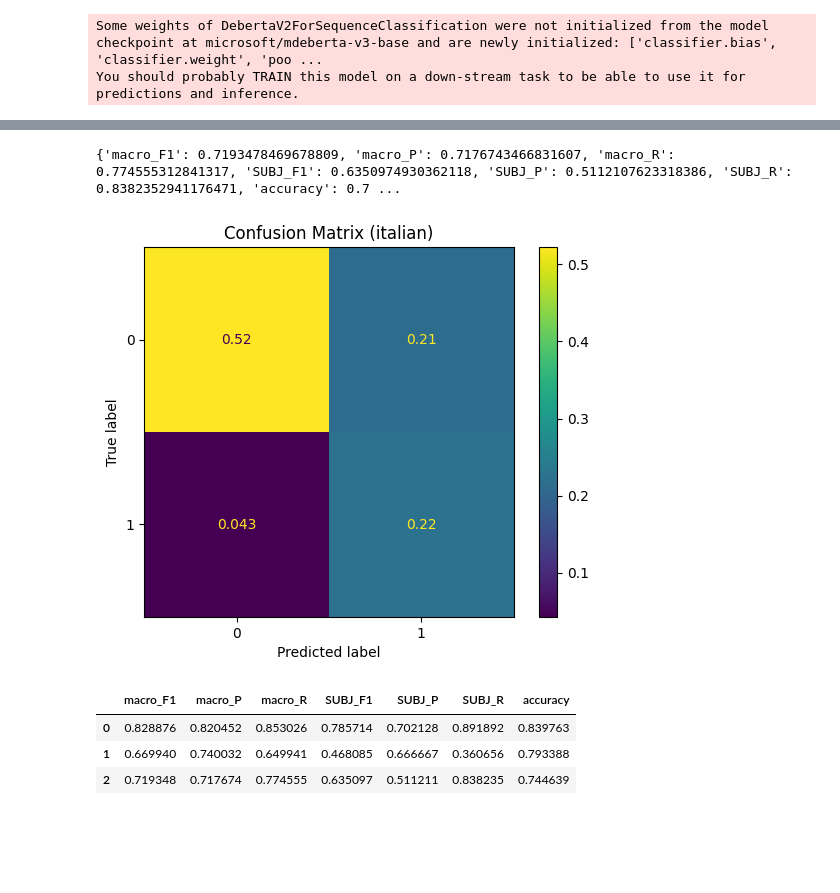
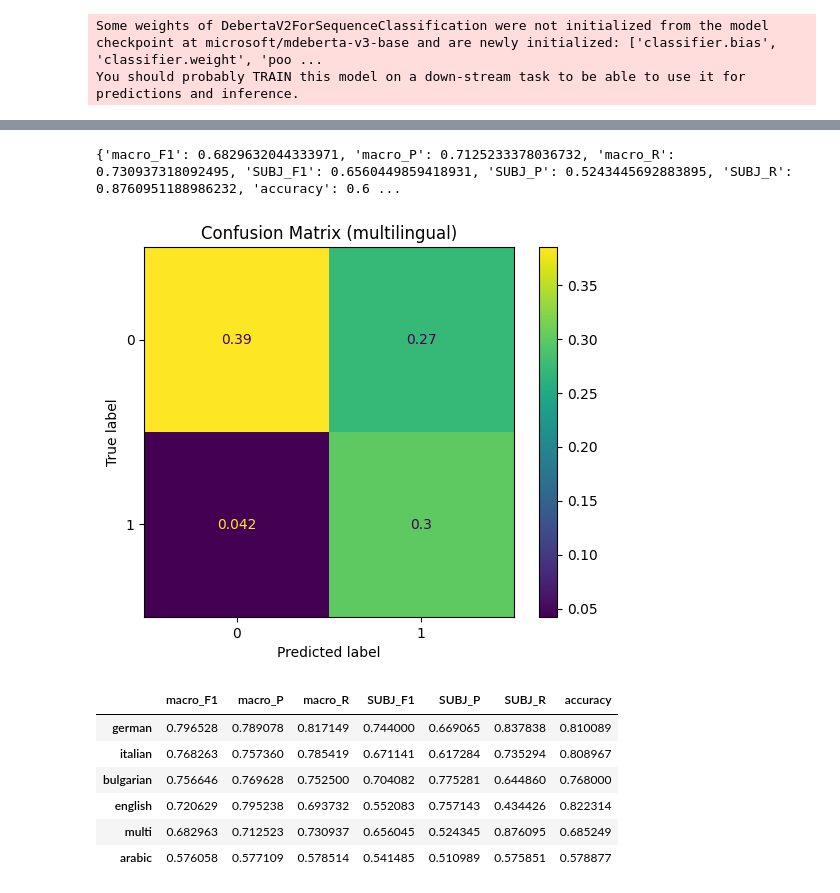
Before and after one commit to MatteoFasulo/clef2025-checkthat, a Jupyter notebook: notebook.ipynb, the cells around one changed output, grey strips where cells are left out. Cells and saved outputs as stored; diff of their text form; code cells hidden in the pictures; blank space fills up the shorter version.

Commit message:
Update with DeBERTa per each language and multilingual versions

```diff
--- a/notebook.ipynb
+++ b/notebook.ipynb
@@ -662,2 +832,13 @@ total_steps = len(train_dl) * epochs
 scheduler = get_linear_schedule_with_warmup(optimizer, num_warmup_steps=n_warmup_steps, num_training_steps=total_steps)
 criterion = torch.nn.CrossEntropyLoss(weight=class_weights, label_smoothing=label_smoothing)
+# %%
+model = detector.train_model(
+    model=model,
+    model_name=f"mDeBERTa-base-subjectivity-{language}.pth",
+    train_dl=train_dl,
+    dev_dl=dev_dl,
+    criterion=criterion,
+    optimizer=optimizer,
+    scheduler=scheduler,
+    epochs=epochs,
+    device=device)
@@ -663,0 +856,2 @@ criterion = torch.nn.CrossEntropyLoss(weight=class_weights, label_smoothing=labe
+# %%
+results[language] = detector.test_model(model, test_dl, title=language)
@@ -663,0 +875,11 @@ criterion = torch.nn.CrossEntropyLoss(weight=class_weights, label_smoothing=labe
+# %%
+model_card = "microsoft/mdeberta-v3-base"
+tokenizer = detector.get_tokenizer(model_card=model_card)
+model = detector.get_model(
+    model_card=model_card,
+    num_labels=2,
+    id2label={0: 'OBJ', 1: 'SUBJ'},
+    label2id={'OBJ': 0, 'SUBJ': 1},
+    output_attentions = False,
+    output_hidden_states = False
+)
@@ -664,3 +923,12 @@ criterion = torch.nn.CrossEntropyLoss(weight=class_weights, label_smoothing=labe
 # %%
-model = detector.train_model(model, "mDeBERTa-base-subjectivity.pth", train_dl, dev_dl, criterion, optimizer, scheduler, epochs, device)
+model = detector.train_model(
+    model=model,
+    model_name="mDeBERTa-base-subjectivity-multi.pth",
+    train_dl=train_dl,
+    dev_dl=dev_dl,
+    criterion=criterion,
+    optimizer=optimizer,
+    scheduler=scheduler,
+    epochs=epochs,
+    device=device)
 # %% [output]
@@ -675,13 +943,16 @@ Epoch 6/6       Train Loss: 0.124165    Val Loss: 0.917880      L.rate: 0.000000
 Loading the best model checkpoint
 # %%
-results.append(detector.test_model(model, test_dl))
+results['multi'] = detector.test_model(model, test_dl, title='multilingual')
 # %% [output]
-{'macro_F1': 0.7193478469678809, 'macro_P': 0.7176743466831607, 'macro_R': 0.774555312841317, 'SUBJ_F1': 0.6350974930362118, 'SUBJ_P': 0.5112107623318386, 'SUBJ_R': 0.8382352941176471, 'accuracy': 0.7 ...
+{'macro_F1': 0.6829632044333971, 'macro_P': 0.7125233378036732, 'macro_R': 0.730937318092495, 'SUBJ_F1': 0.6560449859418931, 'SUBJ_P': 0.5243445692883895, 'SUBJ_R': 0.8760951188986232, 'accuracy': 0.6 ...
-[figure, old version]
+[figure, new version]
 # %%
-pd.DataFrame(results)
+pd.DataFrame(results).T.sort_values(by='macro_F1', ascending=False)
 # %% [output]
 |  | macro_F1 | macro_P | macro_R | SUBJ_F1 | SUBJ_P | SUBJ_R | accuracy |
-| 0 | 0.828876 | 0.820452 | 0.853026 | 0.785714 | 0.702128 | 0.891892 | 0.839763 |
-| 1 | 0.669940 | 0.740032 | 0.649941 | 0.468085 | 0.666667 | 0.360656 | 0.793388 |
-| 2 | 0.719348 | 0.717674 | 0.774555 | 0.635097 | 0.511211 | 0.838235 | 0.744639 |
+| german | 0.796528 | 0.789078 | 0.817149 | 0.744000 | 0.669065 | 0.837838 | 0.810089 |
+| italian | 0.768263 | 0.757360 | 0.785419 | 0.671141 | 0.617284 | 0.735294 | 0.808967 |
+| bulgarian | 0.756646 | 0.769628 | 0.752500 | 0.704082 | 0.775281 | 0.644860 | 0.768000 |
+| english | 0.720629 | 0.795238 | 0.693732 | 0.552083 | 0.757143 | 0.434426 | 0.822314 |
+| multi | 0.682963 | 0.712523 | 0.730937 | 0.656045 | 0.524345 | 0.876095 | 0.685249 |
+| arabic | 0.576058 | 0.577109 | 0.578514 | 0.541485 | 0.510989 | 0.575851 | 0.578877 |
```
Also changed, not shown: parts of 39 cells of this notebook.
